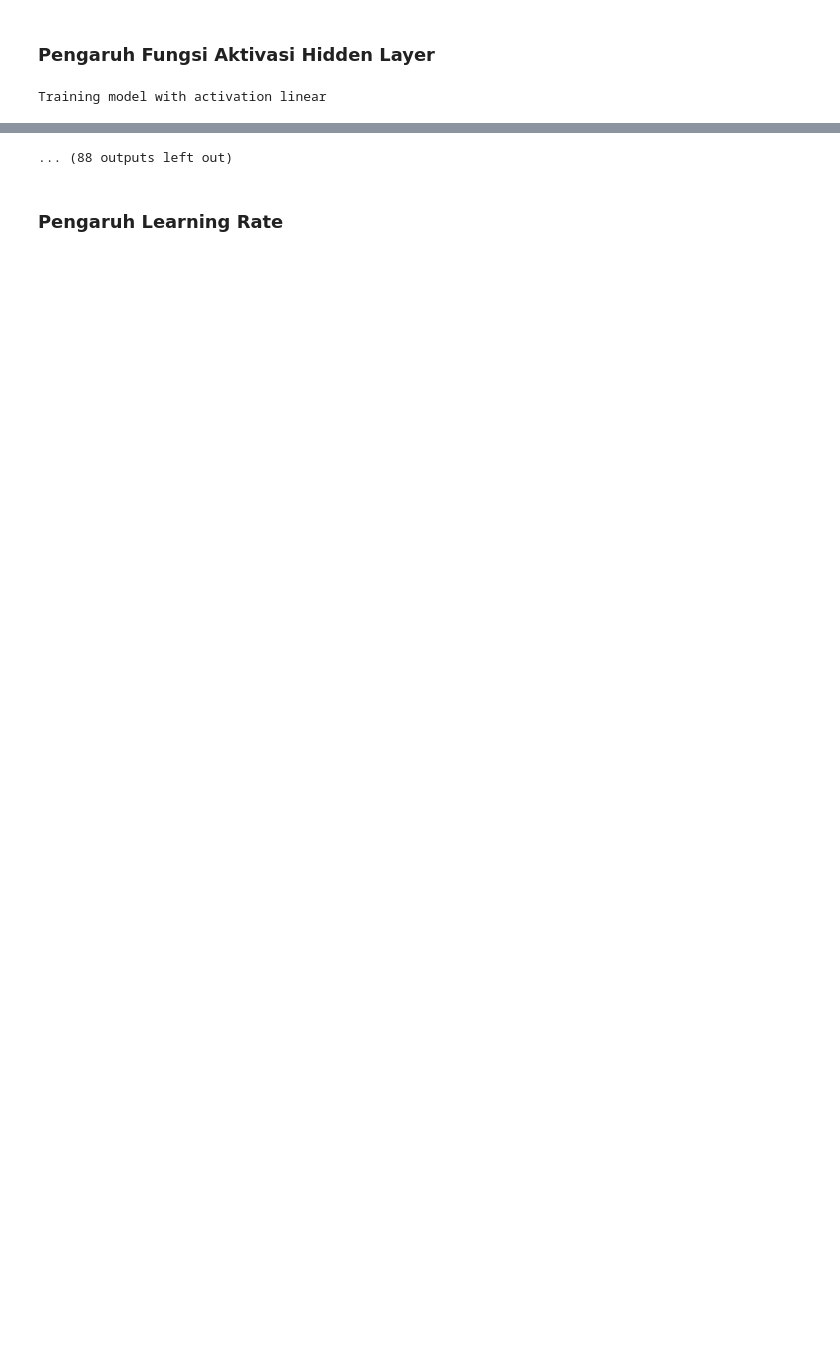
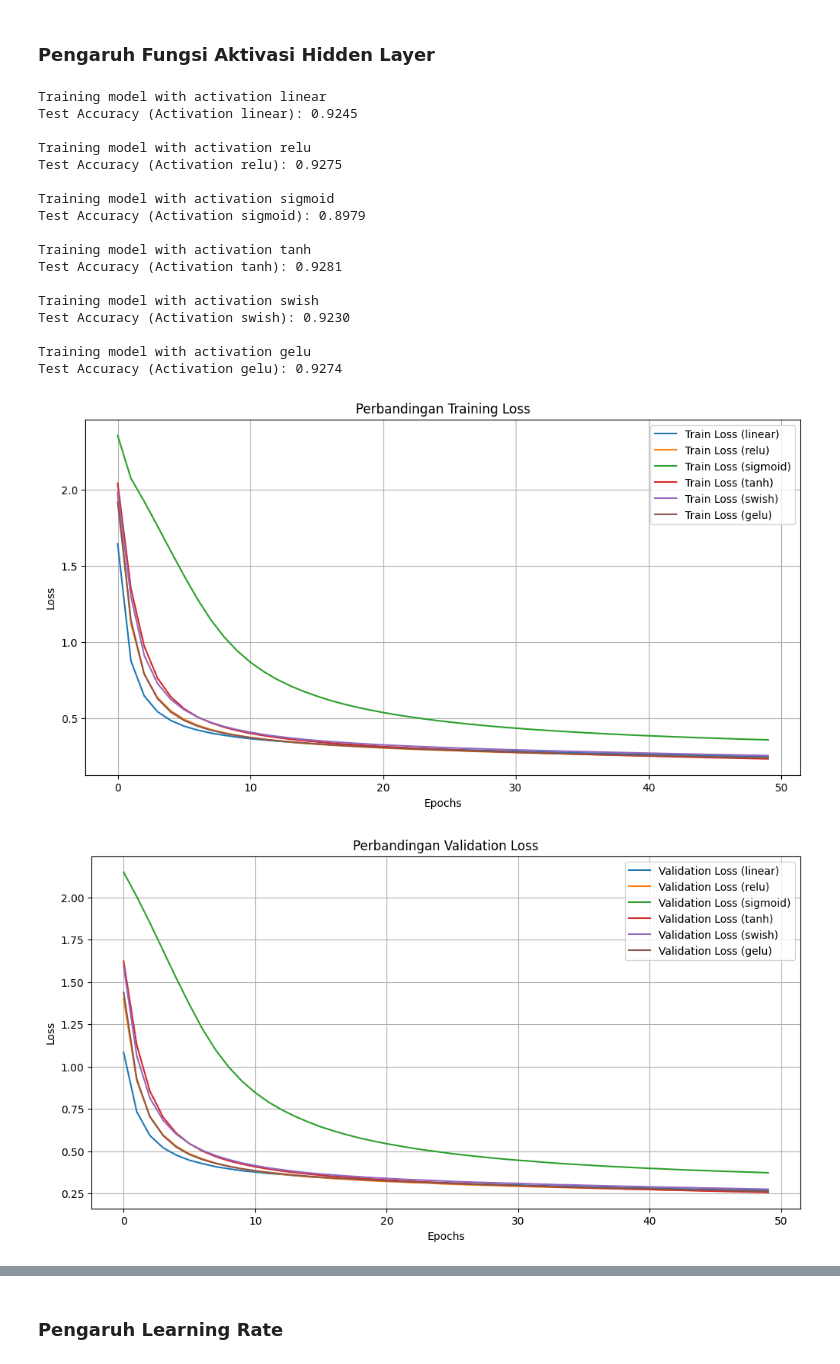
Before and after one commit to fnathas/Tubes1_IF3270_ML_FFNN, a Jupyter notebook: src/notebook.ipynb, the cells around one changed output, grey strips where cells are left out. Saved outputs shown, nothing was run; the diff lists cells and outputs as text; code cells hidden in the pictures; blank space fills up the shorter version.

```diff
--- a/src/notebook.ipynb
+++ b/src/notebook.ipynb
@@ -89,7 +89,7 @@ history = model.train(
     learning_rate=0.01,
     epochs=50,
     momentum=0.9,
-    verbose=1,
+    verbose=0,
     early_stopping_patience=3,
 )
 
@@ -404,7 +386,7 @@ for activation in activations:
         learning_rate=0.01,
         epochs=50,
         momentum=0.9,
-        verbose=1,
+        verbose=0,
         early_stopping_patience=3,
     )
 
@@ -469,30 +451,48 @@ for activation, model in activation_models.items():
     plt.hist(
         model.layers[0].parameters['weights'].flatten(),
         bins=50, alpha=0.5, label=activation
     )
 plt.xlabel("Weight Value")
 plt.ylabel("Frequency")
 plt.legend()
 plt.grid()
 
 # Plot perbandingan distribusi gradien
 plt.subplot(1, 2, 2)
 plt.title("Gradient Distribution Comparison")
 
 for activation, model in activation_models.items():
     plt.hist(
         model.layers[0].gradients['weights'].flatten(),
         bins=50, alpha=0.5, label=activation,
     )
 plt.xlabel("Gradient Value")
 plt.ylabel("Frequency")
 plt.legend()
 plt.grid()
 plt.tight_layout()
 plt.show()
 
 print("\n--- Accuracy Summary ---")
 for activation, accuracy in activation_accuracies.items():
     print(f"Activation {activation}: {accuracy:.4f}")
 # %% [output]
 Training model with activation linear
+Test Accuracy (Activation linear): 0.9245
+
+Training model with activation relu
+Test Accuracy (Activation relu): 0.9275
+
+Training model with activation sigmoid
+Test Accuracy (Activation sigmoid): 0.8979
+
+Training model with activation tanh
+Test Accuracy (Activation tanh): 0.9281
+
+Training model with activation swish
+Test Accuracy (Activation swish): 0.9230
+
+Training model with activation gelu
+Test Accuracy (Activation gelu): 0.9274
+[figure, added]
+[figure, added]
@@ -510,4 +511,3 @@ Epoch 11/50, Train Loss: 0.3708, Val Loss: 0.3803, Val Acc: 0.8907
-... (88 outputs left out)
 # %% [markdown]
 ### Pengaruh Learning Rate
 # %%
```
Also changed, not shown: parts of 9 cells of this notebook.
